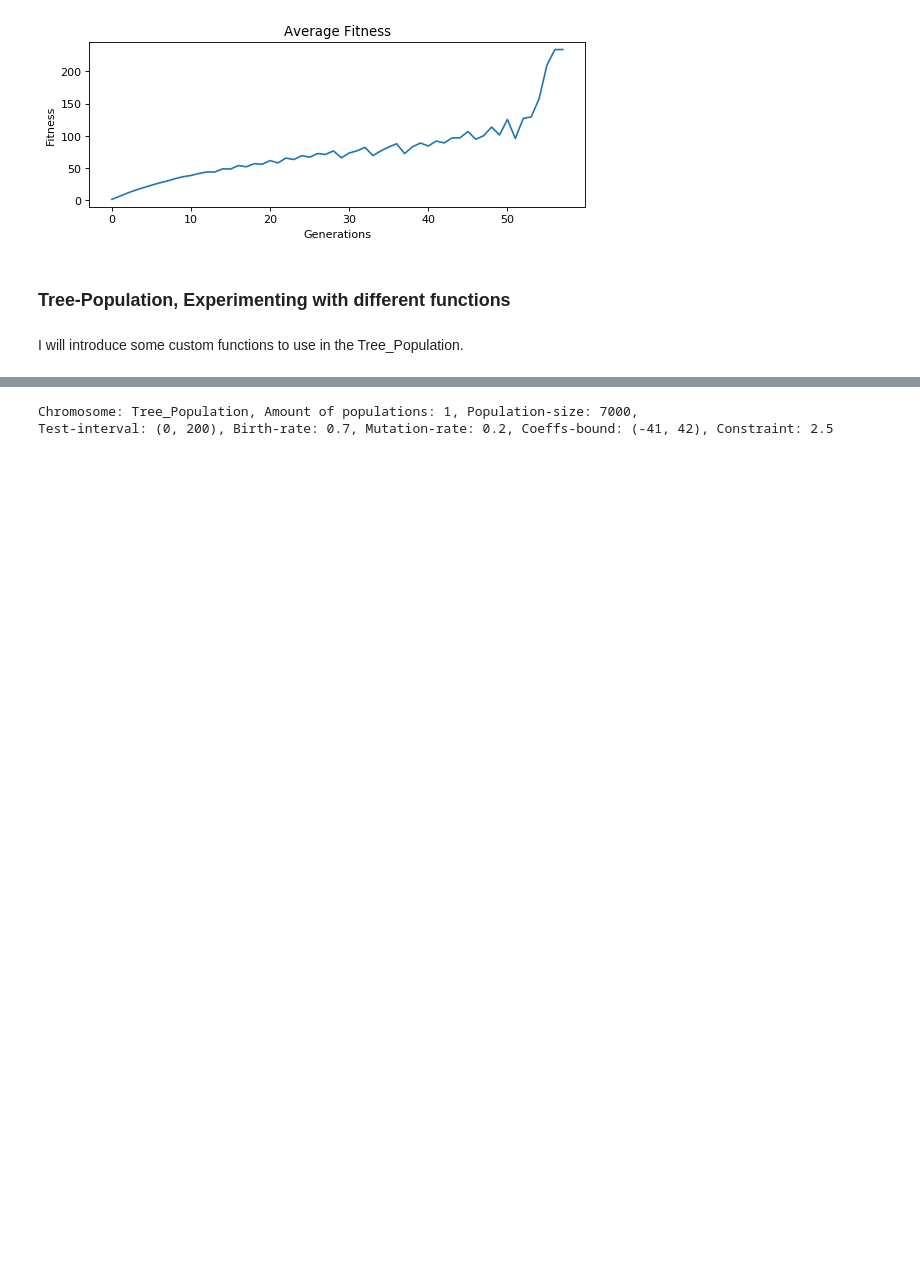
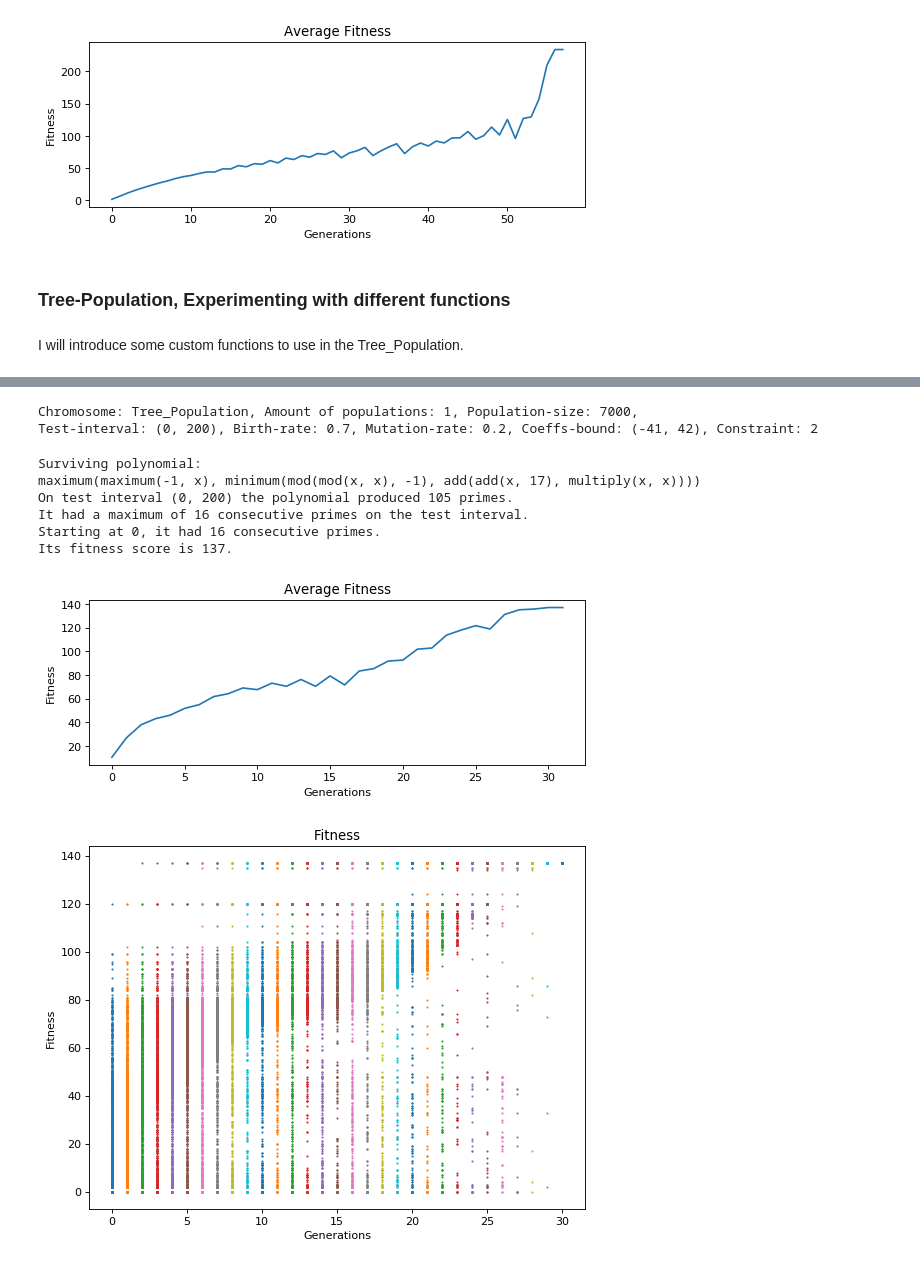
Before and after one commit to FreddoIsHere/GPandGA, a Jupyter notebook: Experiments.ipynb, the cells around one changed output, grey strips where cells are left out. Cells and saved outputs as stored; diff of their text form; code cells hidden in the pictures; blank space fills up the shorter version.

```diff
--- a/Experiments.ipynb
+++ b/Experiments.ipynb
@@ -395,24 +426,33 @@ operator_functions=[add, multiply, maximum, minimum, mod]
 # %%
 num_populations=1
 merge_point=0.5
 population_size=7000
 test_interval=(0, 200)
 birth_rate=0.7
 mutation=0.2
 coeffs_bound = (-41, 42)
-constraint = 2.5
+constraint = 2
+operator_functions=[add, multiply, maximum, minimum, mod]
 tree_pop_exp_custom = find_prime_polynomial(Tree_Population,
                                 [Fitness.number_of_consecutive_primes_in_interval,
                                 Fitness.number_of_primes_in_interval,
                                 Fitness.number_of_consecutive_primes],
                                 num_populations=num_populations, merge_point=merge_point,
                                 population_size=population_size,
                                 test_interval=test_interval, birth_rate=birth_rate,
                                 mutation=mutation, coeffs_bound=coeffs_bound,
-                                         constraint=constraint)
+                                         constraint=constraint, operator_functions=operator_functions)
 show_final_polynomials(tree_pop_exp_custom, test_interval)
 show_average_fitness(tree_pop_exp_custom, "function_exp_tree.pdf")
 show_scatter_fitness(tree_pop_exp_custom, "function_exp_2_tree.pdf")
 # %% [output]
 Chromosome: Tree_Population, Amount of populations: 1, Population-size: 7000,
-Test-interval: (0, 200), Birth-rate: 0.7, Mutation-rate: 0.2, Coeffs-bound: (-41, 42), Constraint: 2.5
+Test-interval: (0, 200), Birth-rate: 0.7, Mutation-rate: 0.2, Coeffs-bound: (-41, 42), Constraint: 2
+Surviving polynomial:
+maximum(maximum(-1, x), minimum(mod(mod(x, x), -1), add(add(x, 17), multiply(x, x))))
+On test interval (0, 200) the polynomial produced 105 primes.
+It had a maximum of 16 consecutive primes on the test interval.
+Starting at 0, it had 16 consecutive primes.
+Its fitness score is 137.
+[figure, added]
+[figure, added]
```
Also changed, not shown: parts of 4 cells of this notebook, 6 other files.
